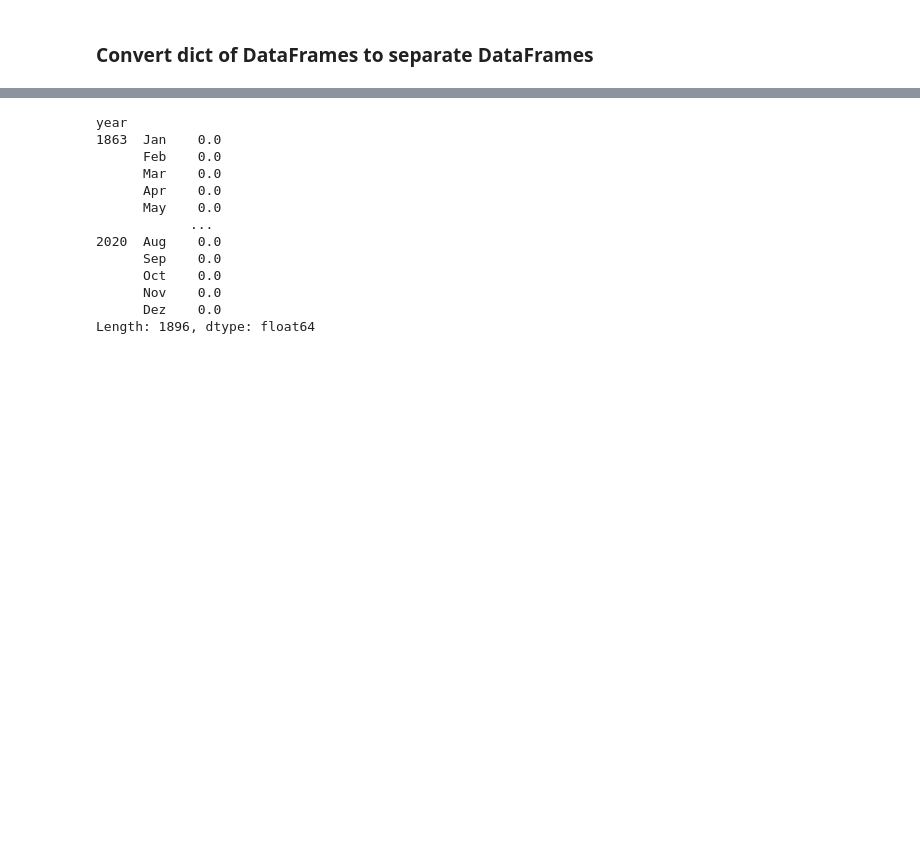
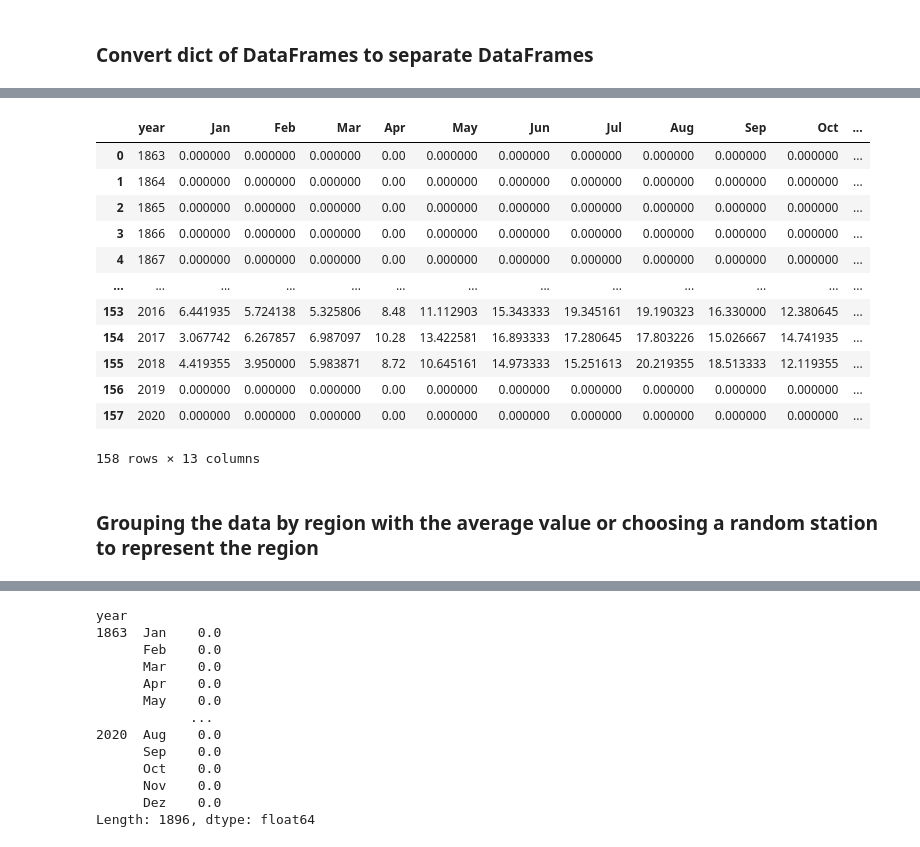
Before and after one commit to FMarques8/FCD-Project-1-2, a Jupyter notebook: INE_data_treatment.ipynb, the cells around one changed output, grey strips where cells are left out. Drawn from its saved outputs; the diff is of its cells as text; code cells hidden in the pictures; blank space fills up the shorter version.

```diff
--- a/INE_data_treatment.ipynb
+++ b/INE_data_treatment.ipynb
@@ -495,0 +439,34 @@ tmin_data.set_index(d)
+# %%
+# year_level = pd.DataFrame.from_dict(dict_data[1][1])['year'].to_list() # year as list for renaming level 0 later
+# months_level = pd.DataFrame.from_dict(dict_data[1][1]).columns.get_level_values(0)[1:].to_list() # months for renaming level 1
+# data_type_level = ['tmin', 'tmax', 'prec'] # data type to rename level 2
+
+station_data = {list(station_dict.keys())[x]: dict_data[x] for x in range(len(station_dict.keys()))}
+
+data2_by_station = {}
+for i in range(len(list(dict_data.keys()))):
+    data2_by_station[station_region_fix[i]] = {'tmin': dict_data[i][1], 'tmax': dict_data[i][2], 'prec': dict_data[i][3]}
+
+# replacing Nan values with 0
+for i in list(data2_by_station.keys()):
+    for j in list(data2_by_station[i].keys()):
+        data2_by_station[i][j] = data2_by_station[i][j].fillna(0)
+# %%
+# information about tmin of 'Castelo Branco' station
+data2_by_station['Castelo Branco']['tmin']
+# %% [output]
+|  | year | Jan | Feb | Mar | Apr | May | Jun | Jul | Aug | Sep | Oct | ... |
+| 0 | 1863 | 0.000000 | 0.000000 | 0.000000 | 0.00 | 0.000000 | 0.000000 | 0.000000 | 0.000000 | 0.000000 | 0.000000 | ... |
+| 1 | 1864 | 0.000000 | 0.000000 | 0.000000 | 0.00 | 0.000000 | 0.000000 | 0.000000 | 0.000000 | 0.000000 | 0.000000 | ... |
+| 2 | 1865 | 0.000000 | 0.000000 | 0.000000 | 0.00 | 0.000000 | 0.000000 | 0.000000 | 0.000000 | 0.000000 | 0.000000 | ... |
+| 3 | 1866 | 0.000000 | 0.000000 | 0.000000 | 0.00 | 0.000000 | 0.000000 | 0.000000 | 0.000000 | 0.000000 | 0.000000 | ... |
+| 4 | 1867 | 0.000000 | 0.000000 | 0.000000 | 0.00 | 0.000000 | 0.000000 | 0.000000 | 0.000000 | 0.000000 | 0.000000 | ... |
+| ... | ... | ... | ... | ... | ... | ... | ... | ... | ... | ... | ... | ... |
+| 153 | 2016 | 6.441935 | 5.724138 | 5.325806 | 8.48 | 11.112903 | 15.343333 | 19.345161 | 19.190323 | 16.330000 | 12.380645 | ... |
+| 154 | 2017 | 3.067742 | 6.267857 | 6.987097 | 10.28 | 13.422581 | 16.893333 | 17.280645 | 17.803226 | 15.026667 | 14.741935 | ... |
+| 155 | 2018 | 4.419355 | 3.950000 | 5.983871 | 8.72 | 10.645161 | 14.973333 | 15.251613 | 20.219355 | 18.513333 | 12.119355 | ... |
+| 156 | 2019 | 0.000000 | 0.000000 | 0.000000 | 0.00 | 0.000000 | 0.000000 | 0.000000 | 0.000000 | 0.000000 | 0.000000 | ... |
+| 157 | 2020 | 0.000000 | 0.000000 | 0.000000 | 0.00 | 0.000000 | 0.000000 | 0.000000 | 0.000000 | 0.000000 | 0.000000 | ... |
+158 rows × 13 columns
+# %% [markdown]
+### Grouping the data by region with the average value or choosing a random station to represent the region
```
Also changed, not shown: parts of 4 cells of this notebook.
